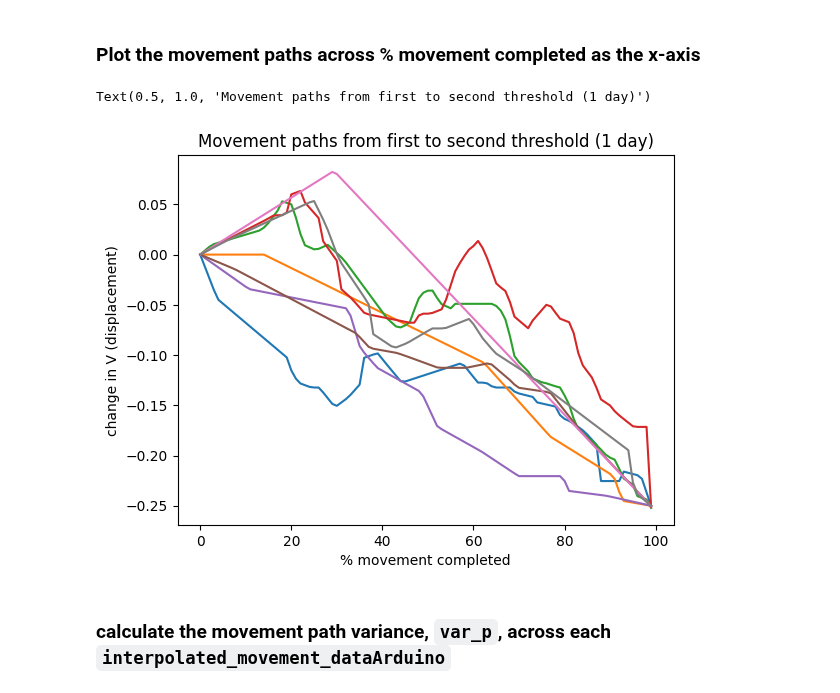
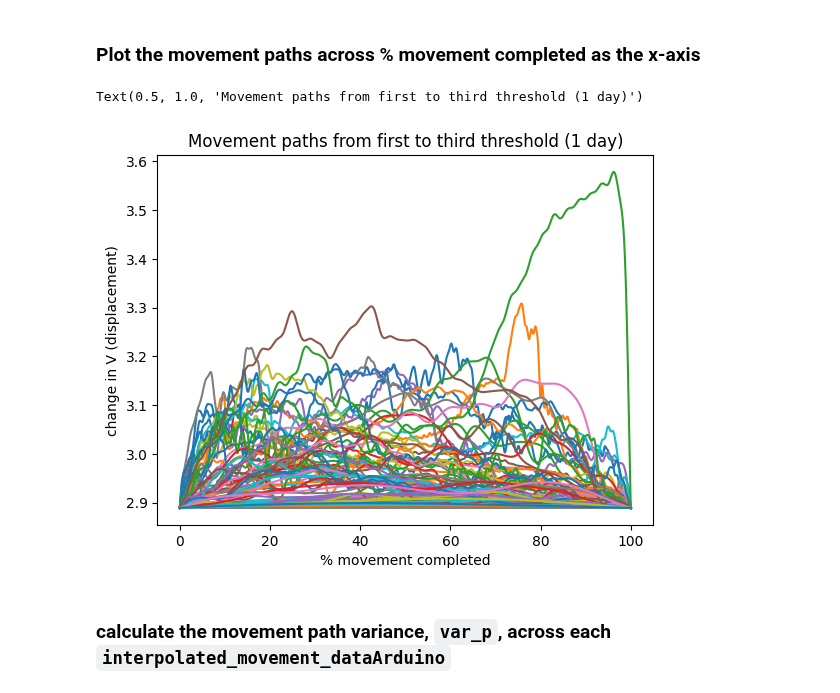
Before and after one commit to paulazoo/behavior, a Jupyter notebook: analysis/2_Var_p.ipynb, the cells around one changed output. Saved outputs shown, nothing was run; the diff lists cells and outputs as text; code cells hidden in the pictures.

```diff
--- a/analysis/2_Var_p.ipynb
+++ b/analysis/2_Var_p.ipynb
@@ -52,8 +31,10 @@ day = -1
+# %%
+# for all ToneDisc .mat files in this folder starting with "ToneDisc_" in their name
+mat_file = glob.glob(folder_name+'ToneDisc_*d'+str(day)+'.mat')[0]
 # %% [markdown]
 ### extract one day's data from corresponding .mat file
 # %%
-mat_file_string = sorted_mat_files[day]
-mat_dict = io.loadmat(mat_file_string)
+mat_dict = io.loadmat(mat_file)
 
 data = mat_dict['data'][0][0]
 params = data[0][0][0]
@@ -154,7 +45,0 @@ aligned so that the first threshold = 0 on the y-axis, and time at which the fir
-# %%
-movements_dataArduino = []
-for movement in movements:
-    movements_dataArduino.append([
-        dataArduino[int(movement[1]):int(movement[2])+1,0]-dataArduino[int(movement[1]),0],\
-        dataArduino[int(movement[1]):int(movement[2])+1,1] - dataArduino[int(movement[1]), 1]\
-            ])
@@ -161,14 +167,15 @@ for movement in movements:
 # %% [markdown]
 check by plotting:
 # %%
-for movement_dataArduino in movements_dataArduino:
+for movement in movements:
     # also check by plotting all of the movements
     plt.plot(\
-        movement_dataArduino[0],\
-        movement_dataArduino[1]\
+        movement[1] - movement[1][0],\
+        movement[2]\
         )
-plt.title("Movements: from first to second threshold")
+plt.title("Movements: from first to third threshold")
 plt.xlabel("time from hitting first threshold (s)")
 plt.ylabel("change in V (displacement)")
+plt.xlim()
 plt.show()
 # %% [output]
@@ -211,14 +183,18 @@ for movement_i, movement_dataArduino in enumerate(movements_dataArduino):
 # %% [markdown]
 ### Plot the movement paths across % movement completed as the x-axis
 # %%
-for interpolated_movement_dataArduino in interpolated_movements_dataArduino:
-    plt.plot(range(0,100), interpolated_movement_dataArduino)
+for movement in movements:
+    # also check by plotting all of the movements
+    plt.plot(\
+        (movement[1] - movement[1][0]) *100 /(movement[1][-1] - movement[1][0]),\
+        movement[2]\
+        )
 plt.xlabel("% movement completed")
 plt.ylabel("change in V (displacement)")
-plt.title("Movement paths from first to second threshold (1 day)")
+plt.title("Movement paths from first to third threshold (1 day)")
 # %% [output]
-Text(0.5, 1.0, 'Movement paths from first to second threshold (1 day)')
+Text(0.5, 1.0, 'Movement paths from first to third threshold (1 day)')
-[figure, old version]
+[figure, new version]
 # %% [markdown]
 ### calculate the movement path variance, `var_p`, across each `interpolated_movement_dataArduino`
 # %%
```
Also changed, not shown: parts of 17 cells of this notebook.
